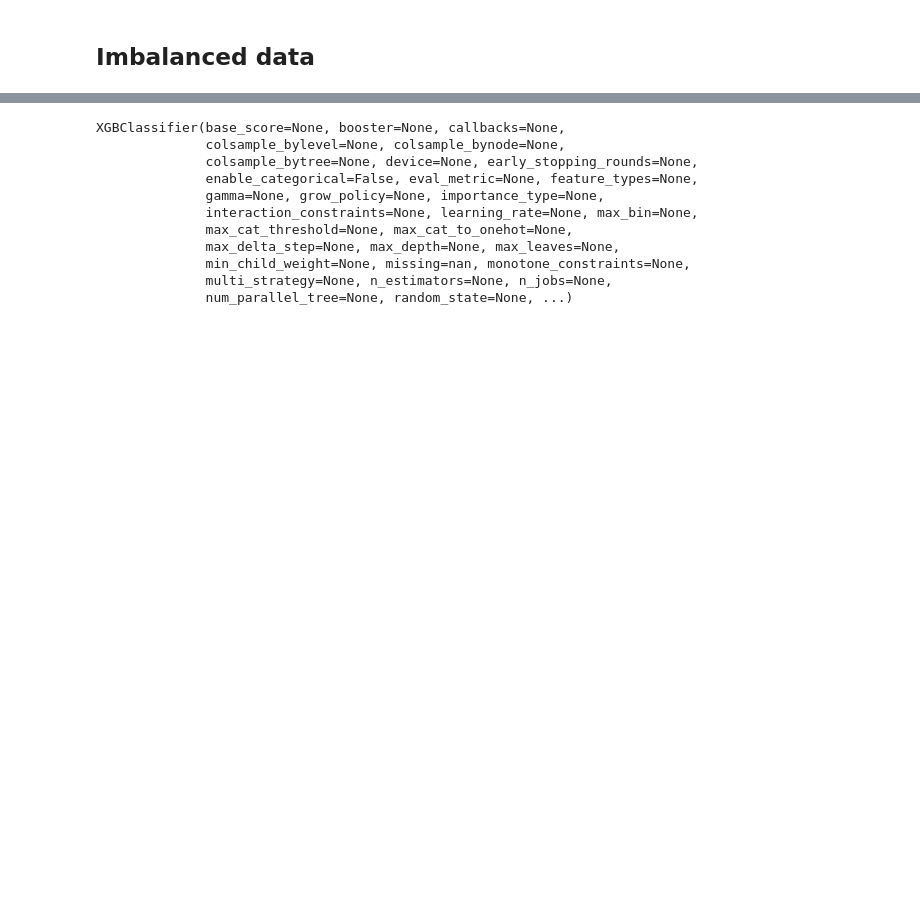
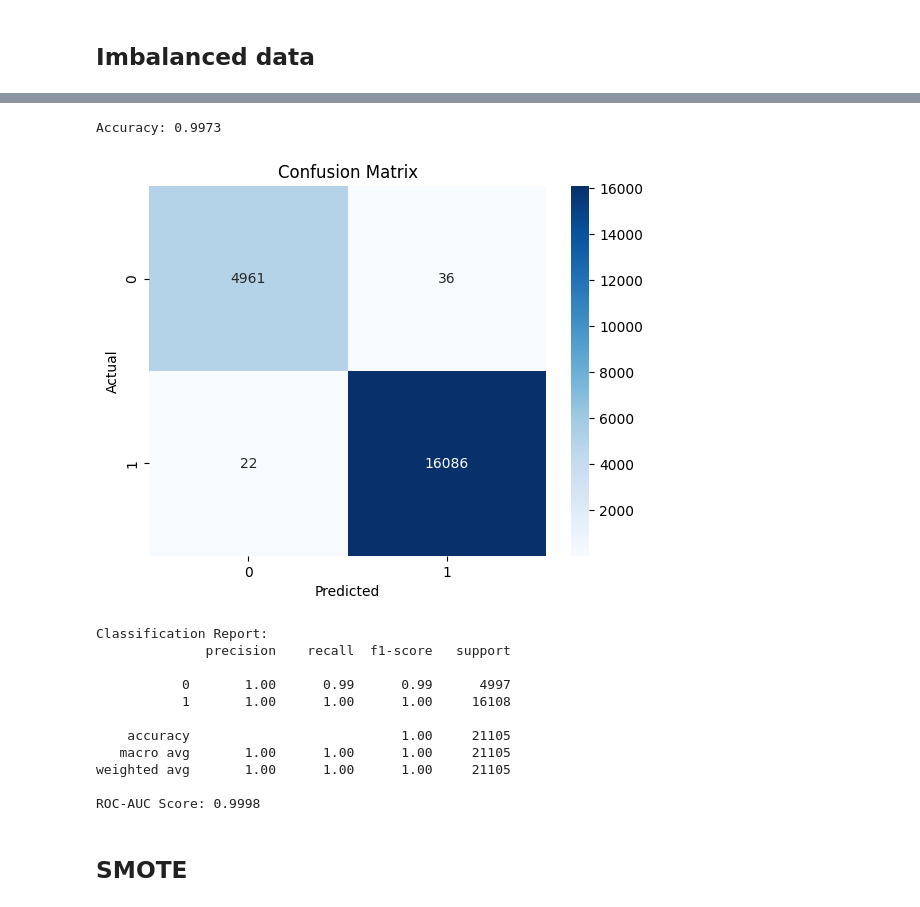
Before and after one commit to marawanattya/RN-SMOTE-on-Imbalanced-Data, a Jupyter notebook: src/RN_SMOTE.ipynb, the cells around one changed output, grey strips where cells are left out. Saved outputs shown, nothing was run; the diff lists cells and outputs as text; code cells hidden in the pictures; blank space fills up the shorter version.

```diff
--- a/src/RN_SMOTE.ipynb
+++ b/src/RN_SMOTE.ipynb
@@ -296,25 +336,55 @@ X_train = X_train.values if not isinstance(X_train, (pd.DataFrame, np.ndarray))
 # %%
-# Ensure column names are valid
-X_train.columns = X_train.columns.str.replace(r"[^A-Za-z0-9_]", "", regex=True)
+# Ensure column names are clean
+X_test.columns = X_test.columns.str.replace(r"[^A-Za-z0-9_]", "", regex=True)
 
-# Ensure all columns are numeric
-X_train = X_train.apply(pd.to_numeric, errors='coerce')
+# Ensure all data is numeric
+X_test = X_test.apply(pd.to_numeric, errors='coerce')
 
-# Convert X_train to NumPy if needed
-X_train = X_train.values
+# Convert X_test to NumPy if needed
+X_test = X_test.values
 
-# Train the model
-model = XGBClassifier()
-model.fit(X_train, y_train)
+# Make predictions
+y_pred_ = model.predict(X_test)
-# %% [output]
-XGBClassifier(base_score=None, booster=None, callbacks=None,
-              colsample_bylevel=None, colsample_bynode=None,
-              colsample_bytree=None, device=None, early_stopping_rounds=None,
-              enable_categorical=False, eval_metric=None, feature_types=None,
-              gamma=None, grow_policy=None, importance_type=None,
-              interaction_constraints=None, learning_rate=None, max_bin=None,
-              max_cat_threshold=None, max_cat_to_onehot=None,
-              max_delta_step=None, max_depth=None, max_leaves=None,
-              min_child_weight=None, missing=nan, monotone_constraints=None,
-              multi_strategy=None, n_estimators=None, n_jobs=None,
-              num_parallel_tree=None, random_state=None, ...)
+# %%
+from sklearn.metrics import accuracy_score, confusion_matrix, classification_report, roc_auc_score
+
+# Predictions
+y_pred = model.predict(X_test)
+
+# Accuracy
+accuracy = accuracy_score(y_test, y_pred)
+print(f"Accuracy: {accuracy:.4f}")
+
+# Confusion Matrix
+conf_matrix = confusion_matrix(y_test, y_pred)
+sns.heatmap(conf_matrix, annot=True, fmt="d", cmap="Blues")
+plt.xlabel("Predicted")
+plt.ylabel("Actual")
+plt.title("Confusion Matrix")
+plt.show()
+
+# Classification Report
+print("Classification Report:")
+print(classification_report(y_test, y_pred))
+
+# ROC-AUC (for binary classification)
+if len(set(y_test)) == 2:
+    y_pred_proba = model.predict_proba(X_test)[:, 1]
+    roc_auc = roc_auc_score(y_test, y_pred_proba)
+    print(f"ROC-AUC Score: {roc_auc:.4f}")
+# %% [output]
+Accuracy: 0.9973
+[figure, added]
+Classification Report:
+              precision    recall  f1-score   support
+
+           0       1.00      0.99      0.99      4997
+           1       1.00      1.00      1.00     16108
+
+    accuracy                           1.00     21105
+   macro avg       1.00      1.00      1.00     21105
+weighted avg       1.00      1.00      1.00     21105
+
+ROC-AUC Score: 0.9998
+# %% [markdown]
+## SMOTE
```
Also changed, not shown: parts of 12 cells of this notebook.
